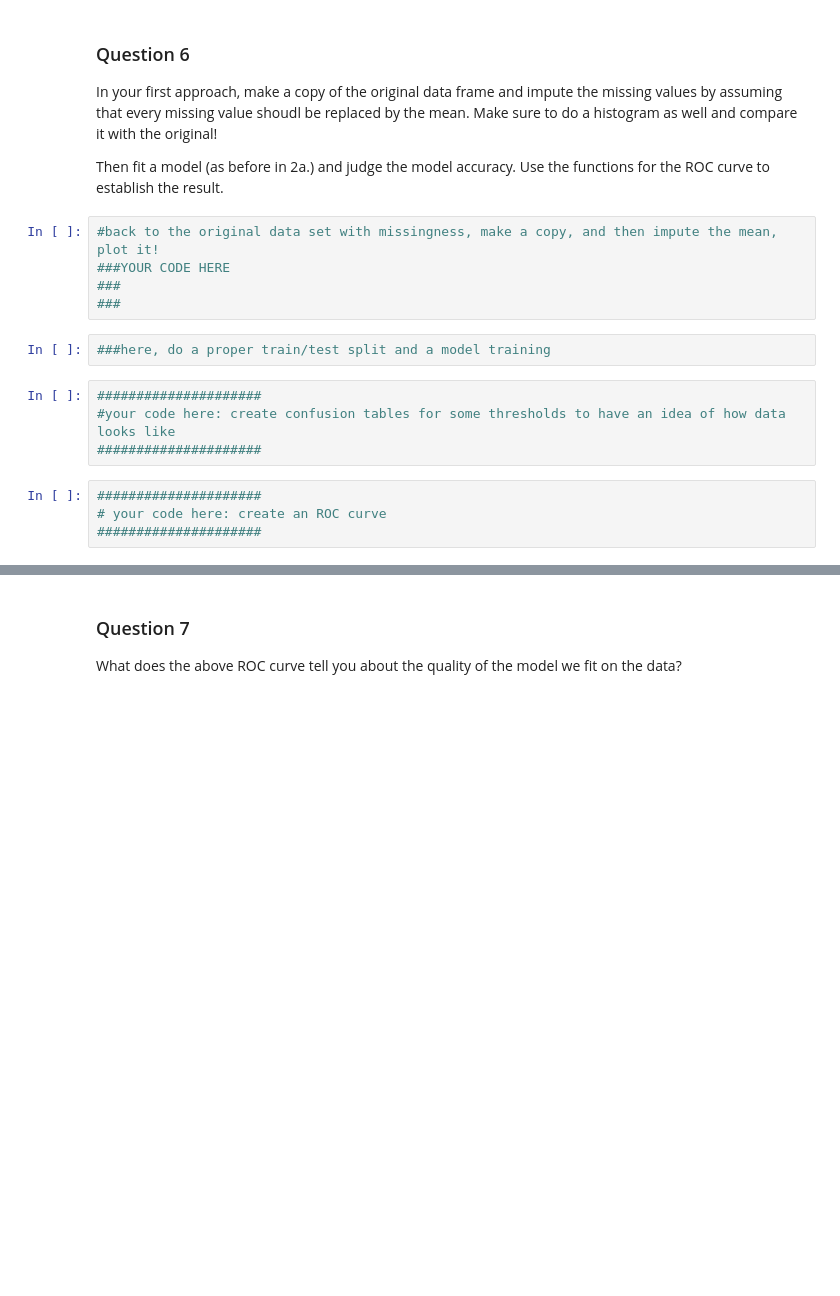
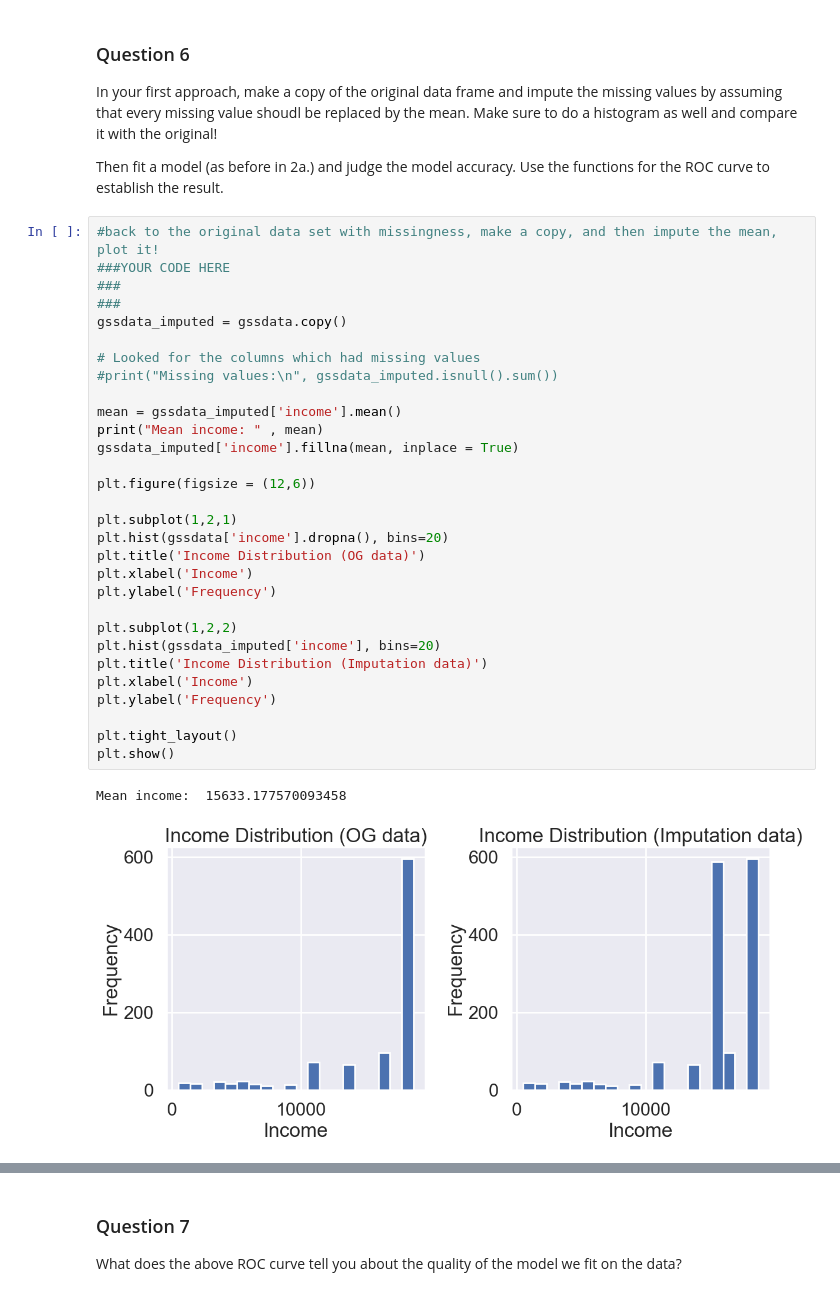
Before and after one commit to Ingridsm21/Data_Analysis, a Jupyter notebook: clinic3/clinic3_empty.ipynb, the cells around one changed output, grey strips where cells are left out. Cells and saved outputs as stored; diff of their text form; blank space fills up the shorter version.

```diff
--- a/clinic3/clinic3_empty.ipynb
+++ b/clinic3/clinic3_empty.ipynb
@@ -516,18 +537,36 @@ hist = plt.hist(gssdata_full['income'])
 In your first approach, make a copy of the original data frame and impute the missing values by assuming that every missing value shoudl be replaced by the mean. Make sure to do a histogram as well and compare it with the original!
 
 Then fit a model (as before in 2a.) and judge the model accuracy. Use the functions for the ROC curve to establish the result.
-# %%
-#back to the original data set with missingness, make a copy, and then impute the mean, plot it!
-###YOUR CODE HERE
-###
-###
-# %%
-###here, do a proper train/test split and a model training
-# %%
-#####################
-#your code here: create confusion tables for some thresholds to have an idea of how data looks like
-#####################
-# %%
-#####################
-# your code here: create an ROC curve
-#####################
+# %%
+#back to the original data set with missingness, make a copy, and then impute the mean, plot it!
+###YOUR CODE HERE
+###
+###
+gssdata_imputed = gssdata.copy()
+
+# Looked for the columns which had missing values
+#print("Missing values:\n", gssdata_imputed.isnull().sum())
+
+mean = gssdata_imputed['income'].mean()
+print("Mean income: " , mean)
+gssdata_imputed['income'].fillna(mean, inplace = True)
+
+plt.figure(figsize = (12,6))
+
+plt.subplot(1,2,1)
+plt.hist(gssdata['income'].dropna(), bins=20)
+plt.title('Income Distribution (OG data)')
+plt.xlabel('Income')
+plt.ylabel('Frequency')
+
+plt.subplot(1,2,2)
+plt.hist(gssdata_imputed['income'], bins=20)
+plt.title('Income Distribution (Imputation data)')
+plt.xlabel('Income')
+plt.ylabel('Frequency')
+
+plt.tight_layout()
+plt.show()
+# %% [output]
+Mean income:  15633.177570093458
+[figure, added]
```
Also changed, not shown: parts of 11 cells of this notebook.
